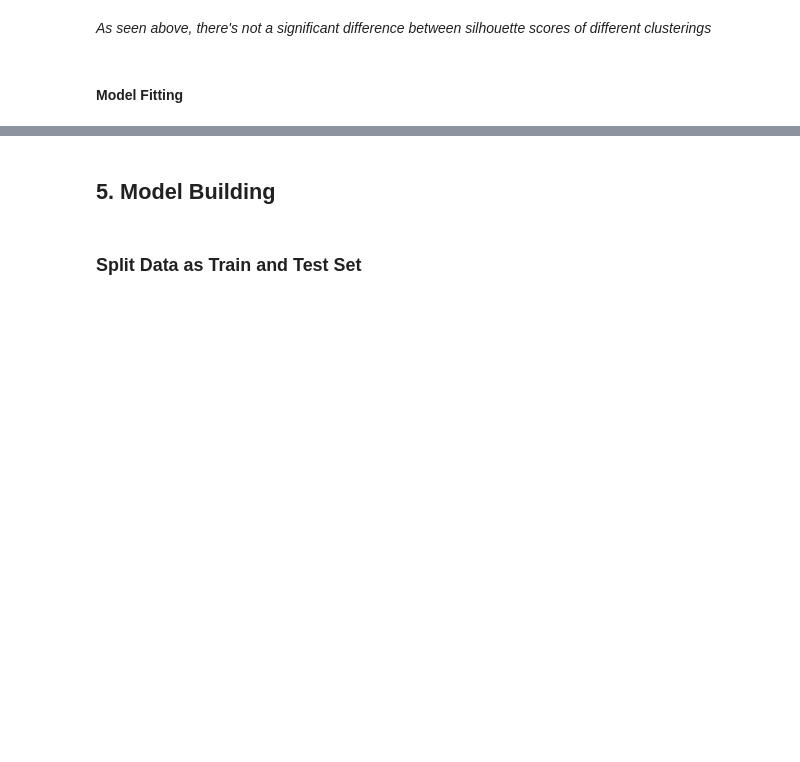
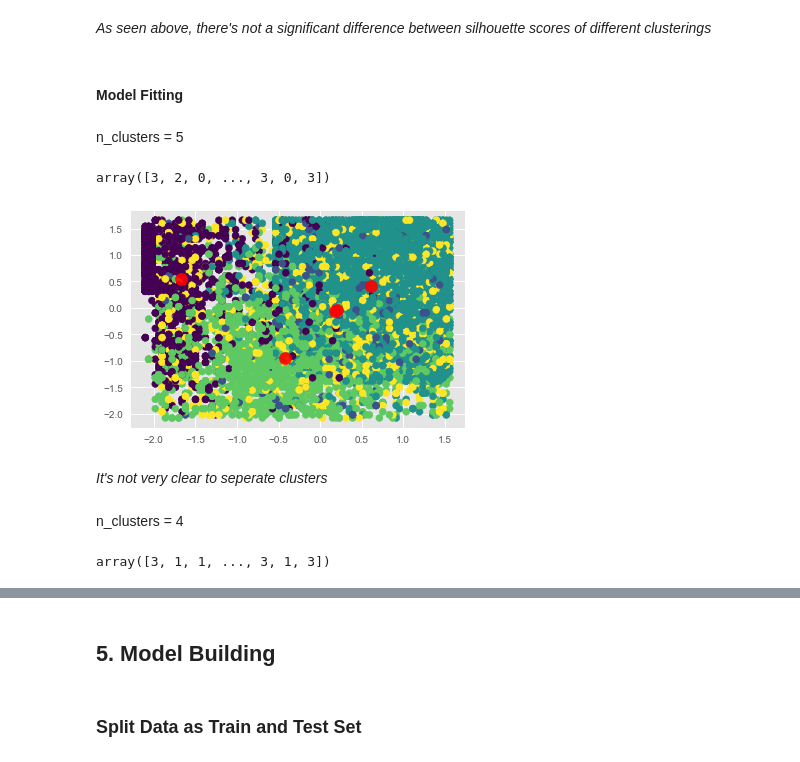
Before and after one commit to smeteo/Data_Science_and_Machine_Learning, a Jupyter notebook: 8. Capstone Projects/Project_2_Churn_Prediction/Churn Prediction_Capstone_Project_2.ipynb, the cells around one changed output, grey strips where cells are left out. Drawn from its saved outputs; the diff is of its cells as text; code cells hidden in the pictures; blank space fills up the shorter version.

```diff
--- a/8. Capstone Projects/Project_2_Churn_Prediction/Churn Prediction_Capstone_Project_2.ipynb
+++ b/8. Capstone Projects/Project_2_Churn_Prediction/Churn Prediction_Capstone_Project_2.ipynb
@@ -578,7 +585,25 @@ Silhouette Score for 9 clusters: 0.1963987402161386
 _As seen above, there's not a significant difference between silhouette scores of different clusterings_
 # %% [markdown]
 #### Model Fitting
+# %% [markdown]
+n_clusters = 5
 # %%
-kmeans = KMeans(n_clusters = 5).fit(df_scaled)
-labels = kmeans.labels_
-df_scaled['Kmeans_Labels']=labels
+kmeans5 = KMeans(n_clusters = 5).fit(df_scaled)
+kmeans5.labels_
+# %% [output]
+array([3, 2, 0, ..., 3, 0, 3])
+# %%
+plt.scatter(df_scaled[:,0], df_scaled[:,1], c=kmeans5.labels_, cmap="viridis")
+centers = kmeans5.cluster_centers_
+plt.scatter(centers[:,0], centers[:,1], c='red', s=150, alpha=0.9);
+# %% [output]
+[figure, added]
+# %% [markdown]
+_It's not very clear to seperate clusters_
+# %% [markdown]
+n_clusters = 4
+# %%
+kmeans4 = KMeans(n_clusters = 4).fit(df_scaled)
+kmeans4.labels_
+# %% [output]
+array([3, 1, 1, ..., 3, 1, 3])
```
Also changed, not shown: parts of 11 cells of this notebook.
